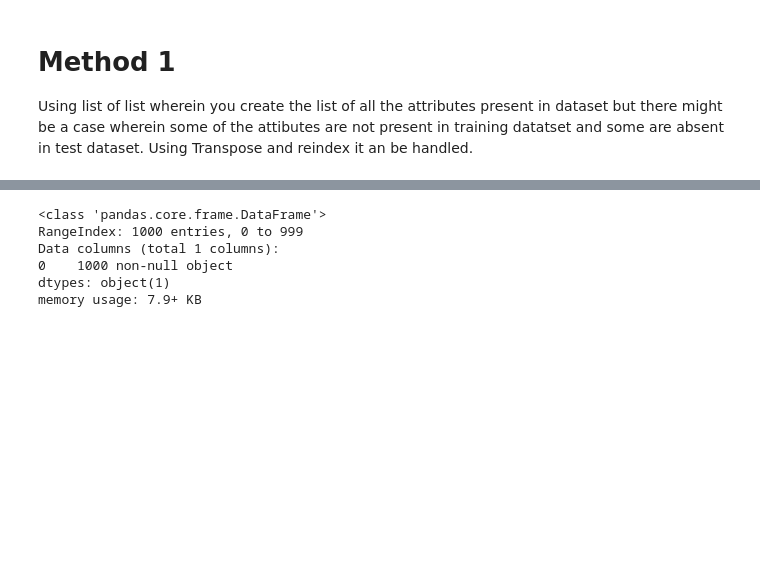
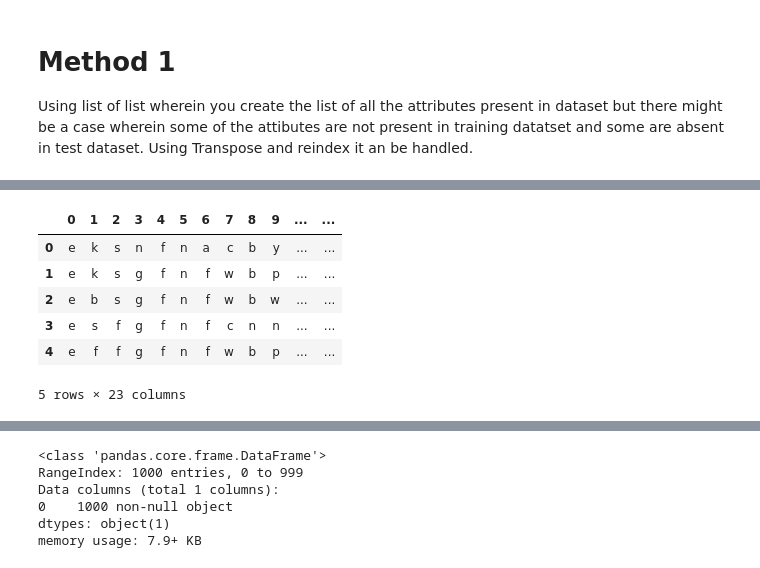
Before and after one commit to AshishKempwad/KNN-for-categorical-data-which-invovles-handling-mismatch-in-number-of-columns-in-train-test-data, a Jupyter notebook: K.ipynb, the cells around one changed output, grey strips where cells are left out. Drawn from its saved outputs; the diff is of its cells as text; code cells hidden in the pictures; blank space fills up the shorter version.

```diff
--- a/K.ipynb
+++ b/K.ipynb
@@ -34,0 +43,10 @@ label_data=pd.read_csv('test_labels.csv',header=None)
+# %%
+dataset.head()
+# %% [output]
+|  | 0 | 1 | 2 | 3 | 4 | 5 | 6 | 7 | 8 | 9 | ... | ... |
+| 0 | e | k | s | n | f | n | a | c | b | y | ... | ... |
+| 1 | e | k | s | g | f | n | f | w | b | p | ... | ... |
+| 2 | e | b | s | g | f | n | f | w | b | w | ... | ... |
+| 3 | e | s | f | g | f | n | f | c | n | n | ... | ... |
+| 4 | e | f | f | g | f | n | f | w | b | p | ... | ... |
+5 rows × 23 columns
```
Also changed, not shown: parts of 3 cells of this notebook.
